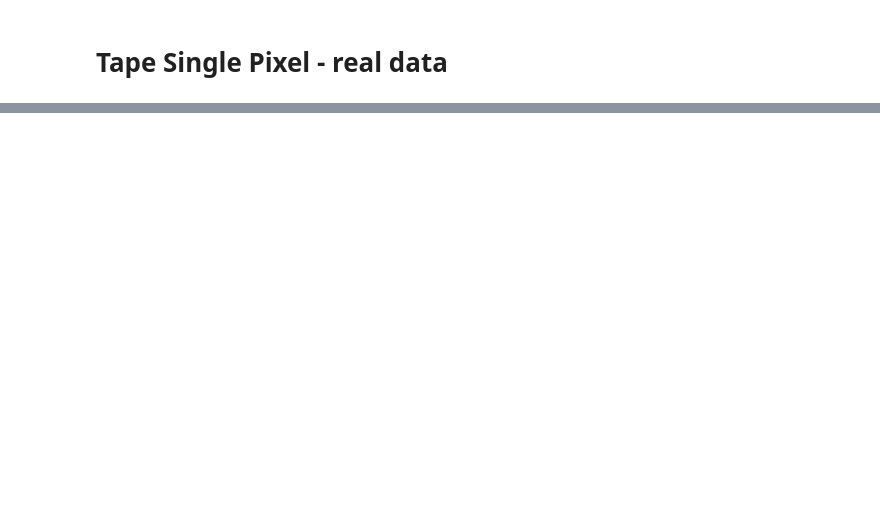
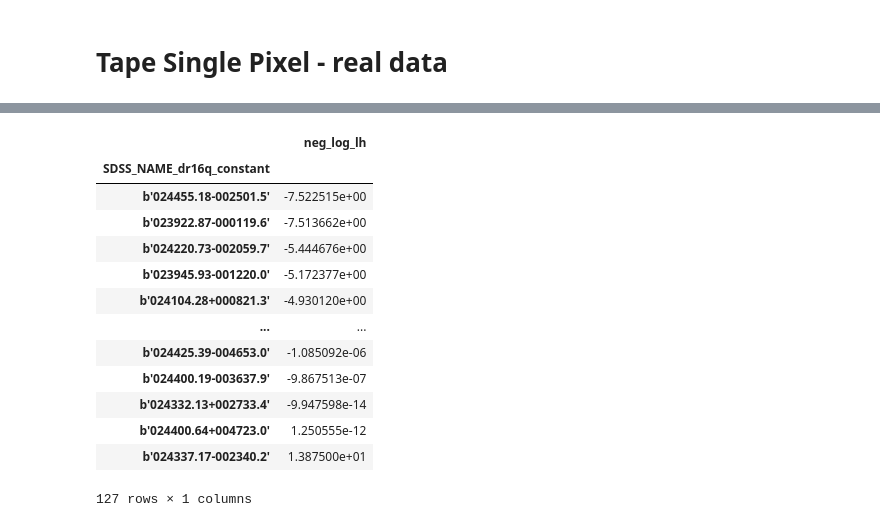
Before and after one commit to lincc-frameworks/notebooks_lf, a Jupyter notebook: PeriodDrw/Analyze.ipynb, the cells around one changed output, grey strips where cells are left out. Cells and saved outputs as stored; diff of their text form; code cells hidden in the pictures; blank space fills up the shorter version.

```diff
--- a/PeriodDrw/Analyze.ipynb
+++ b/PeriodDrw/Analyze.ipynb
@@ -136,0 +134,17 @@ df
+# %%
+greatest_improvement(res_tsp_run_0, res_tsp_run_0_drw)
+# %% [output]
+|  | neg_log_lh |
+| SDSS_NAME_dr16q_constant |  |
+| b'024455.18-002501.5' | -7.522515e+00 |
+| b'023922.87-000119.6' | -7.513662e+00 |
+| b'024220.73-002059.7' | -5.444676e+00 |
+| b'023945.93-001220.0' | -5.172377e+00 |
+| b'024104.28+000821.3' | -4.930120e+00 |
+| ... | ... |
+| b'024425.39-004653.0' | -1.085092e-06 |
+| b'024400.19-003637.9' | -9.867513e-07 |
+| b'024332.13+002733.4' | -9.947598e-14 |
+| b'024400.64+004723.0' | 1.250555e-12 |
+| b'024337.17-002340.2' | 1.387500e+01 |
+127 rows × 1 columns
```
Also changed, not shown: parts of 8 cells of this notebook, 2 other files.
